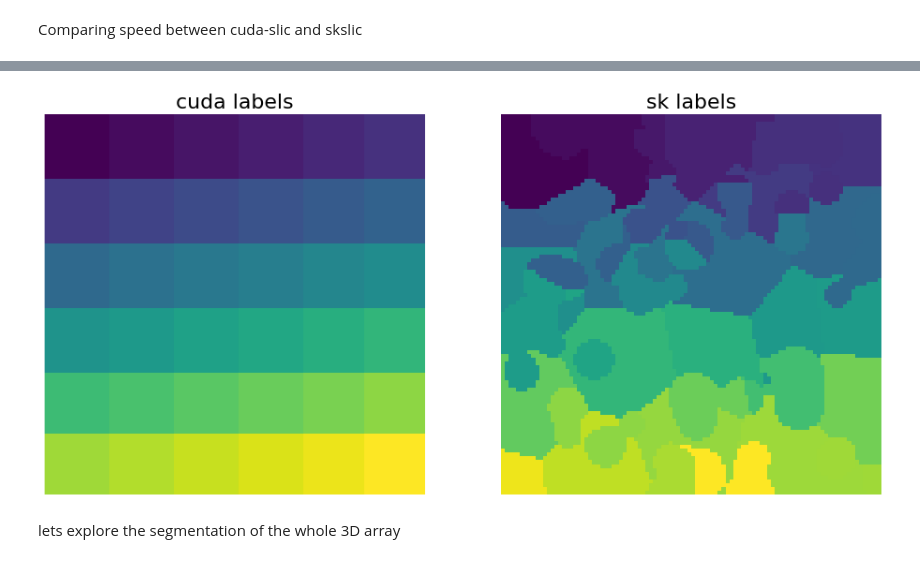
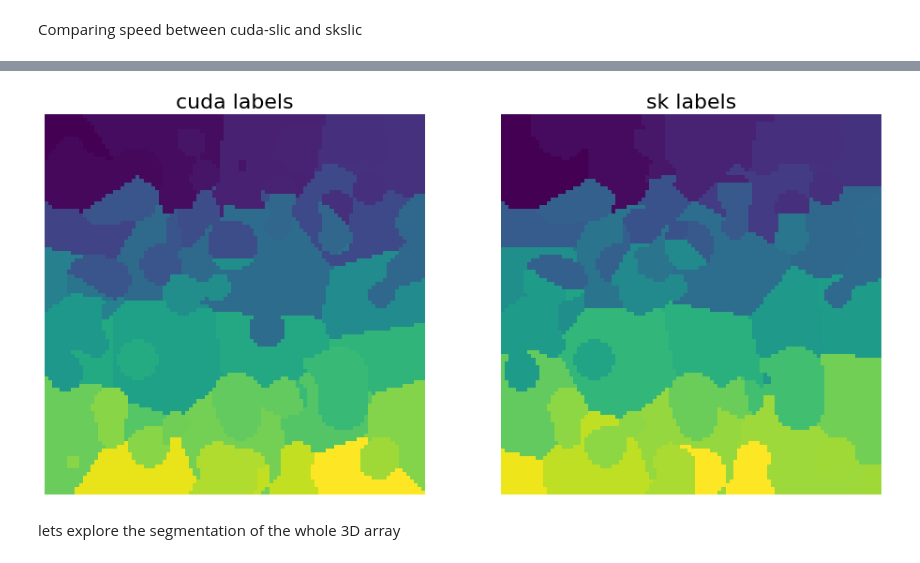
Before and after one commit to rosalindfranklininstitute/cuda-slic, a Jupyter notebook: notebooks/exploring_slic3d.ipynb, the cells around one changed output, grey strips where cells are left out. Saved outputs shown, nothing was run; the diff lists cells and outputs as text; code cells hidden in the pictures.

```diff
--- a/notebooks/exploring_slic3d.ipynb
+++ b/notebooks/exploring_slic3d.ipynb
@@ -27,8 +32,8 @@ blob = np.float32(blob)
 
 
 print("cuda_slic took:")
-%timeit -n1 -r1 cuda_labels = cuda_slic(blob, nsp=200, compactness=30)
-cuda_labels = cuda_slic(blob, nsp=200, compactness=30)
+%timeit -n1 -r1 cuda_labels = cuda_slic(blob, n_segments=200, compactness=30)
+cuda_labels = cuda_slic(blob, n_segments=200, compactness=.5)
 
 #blob = img_as_float64(blob)
 print("sk_slic took:")
@@ -46,4 +51,4 @@ sk_slic took:
-[figure, old version]
+[figure, new version]
 # %% [markdown]
 lets explore the segmentation of the whole 3D array
 # %%
```
Also changed, not shown: parts of 16 cells of this notebook, 3 other files.
